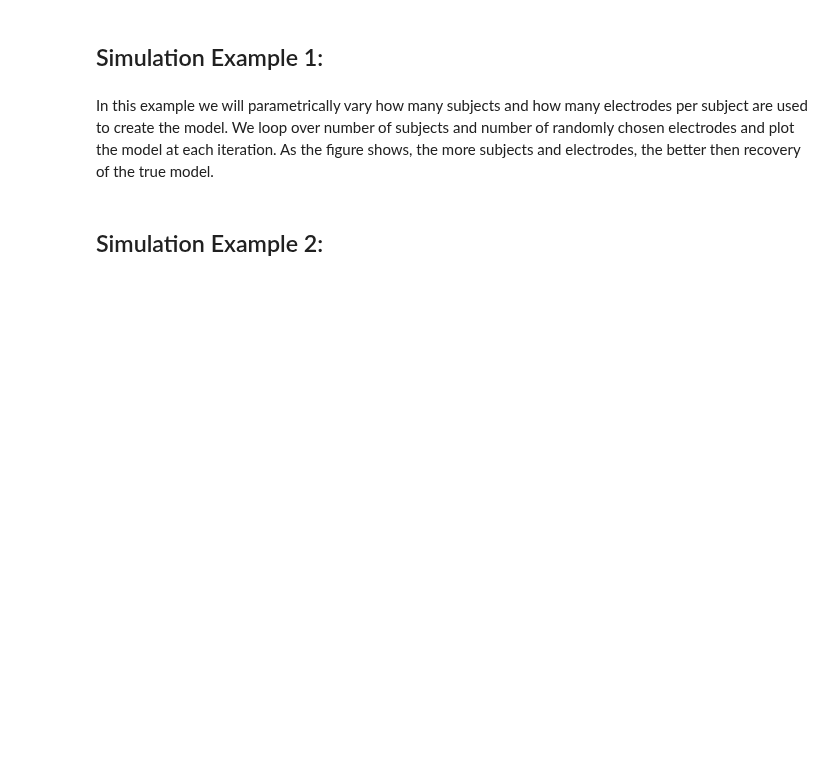
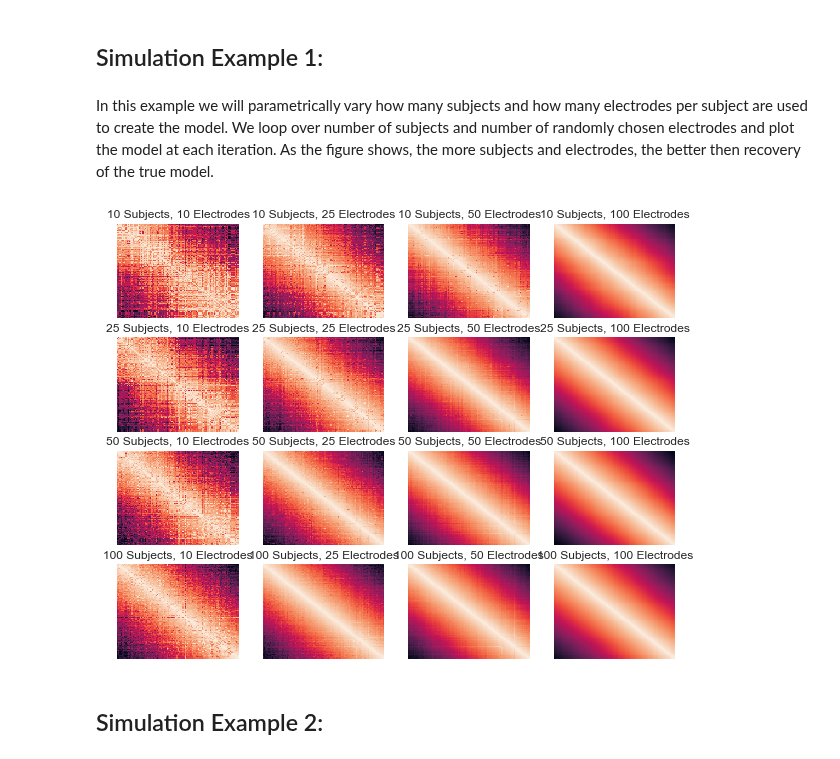
Before and after one commit to ContextLab/supereeg, a Jupyter notebook: docs/tutorial/simulate_objects.ipynb, the cells around one changed output. Cells and saved outputs as stored; diff of their text form; code cells hidden in the pictures; blank space fills up the shorter version.

```diff
--- a/docs/tutorial/simulate_objects.ipynb
+++ b/docs/tutorial/simulate_objects.ipynb
@@ -122,38 +122,40 @@ number of randomly chosen electrodes and plot the model at each iteration. As
 the figure shows, the more subjects and electrodes, the better then recovery of
 the true model.
 # %%
-# # n_samples
-# n_samples = 100
+# n_samples
+n_samples = 100
 
-# # initialize subplots
-# f, axarr = plt.subplots(4, 4)
+# initialize subplots
+f, axarr = plt.subplots(4, 4)
 
-# f.set_size_inches(10,8)
+f.set_size_inches(10,8)
 
-# # loop over simulated subjects size
-# for isub, n_subs in enumerate([10, 25, 50, 100]):
-#     # loop over simulated electrodes
-#     for ielec, n_elecs in enumerate([10, 25, 50, 100]):
+# loop over simulated subjects size
+for isub, n_subs in enumerate([10, 25, 50, 100]):
+    # loop over simulated electrodes
+    for ielec, n_elecs in enumerate([10, 25, 50, 100]):
 
-#         # simulate brain objects for the model
-#         model_bos = [se.simulate_model_bos(n_samples=n_samples, sample_rate=10, locs=locs,
-#                                            sample_locs=n_elecs, cov=R) for x in range(n_subs)]
+        # simulate brain objects for the model
+        model_bos = [se.simulate_model_bos(n_samples=n_samples, sample_rate=10, locs=locs,
+                                           sample_locs=n_elecs, cov=R) for x in range(n_subs)]
 
-#         # create the model object
-#         model = se.Model(data=model_bos, locs=locs)
+        # create the model object
+        model = se.Model(data=model_bos, locs=locs)
 
-#         # plot it
-#         model.plot_data(ax=axarr[isub, ielec], yticklabels=False,
-#                     xticklabels=False, cbar=False, vmin=0, vmax=1, show=False)
+        # plot it
+        model.plot_data(ax=axarr[isub, ielec], yticklabels=False,
+                    xticklabels=False, cbar=False, vmin=0, vmax=1, show=False)
 
-#         # set the title
-#         axarr[isub, ielec].set_title(str(n_subs) + ' Subjects, ' + str(n_elecs) + ' Electrodes')
+        # set the title
+        axarr[isub, ielec].set_title(str(n_subs) + ' Subjects, ' + str(n_elecs) + ' Electrodes')
 
 
-# plt.show()
+plt.show()
 
-# # close plot
-# plt.close()
+# close plot
+plt.close()
+# %% [output]
+[figure, added]
 # %% [markdown]
 ## Simulation Example 2:
 # %% [markdown]
```
Also changed, not shown: parts of 7 cells of this notebook, 5 other files.
